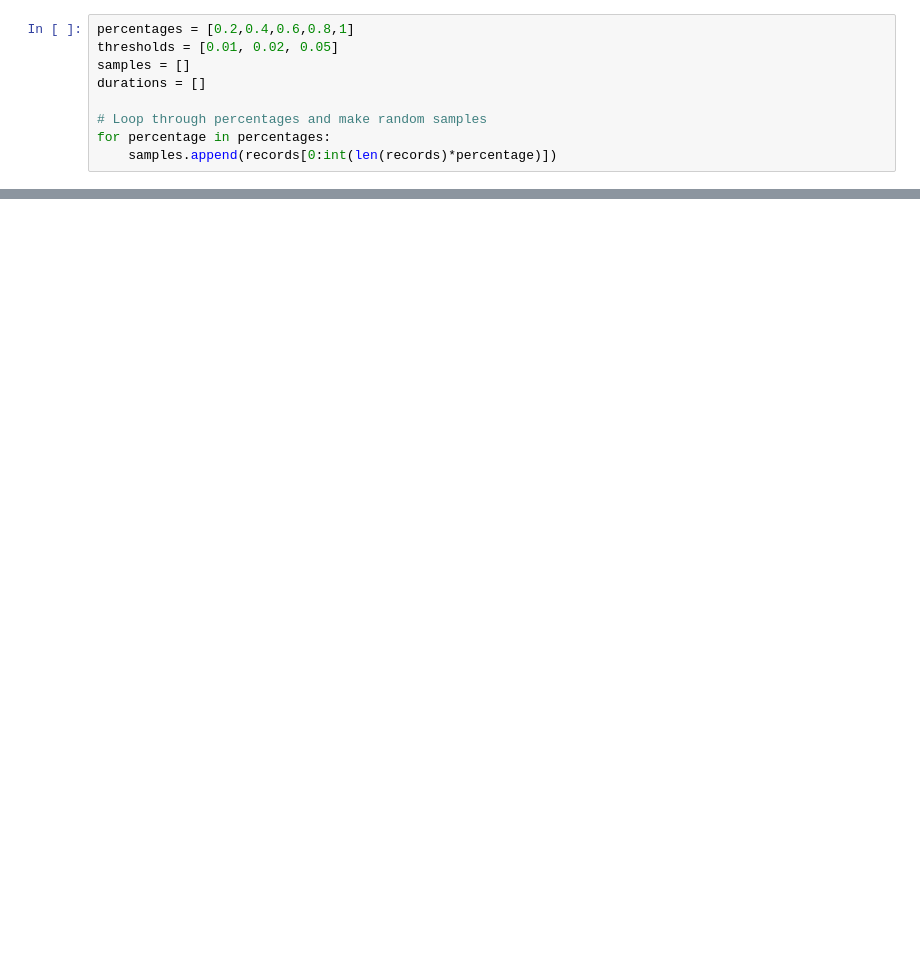
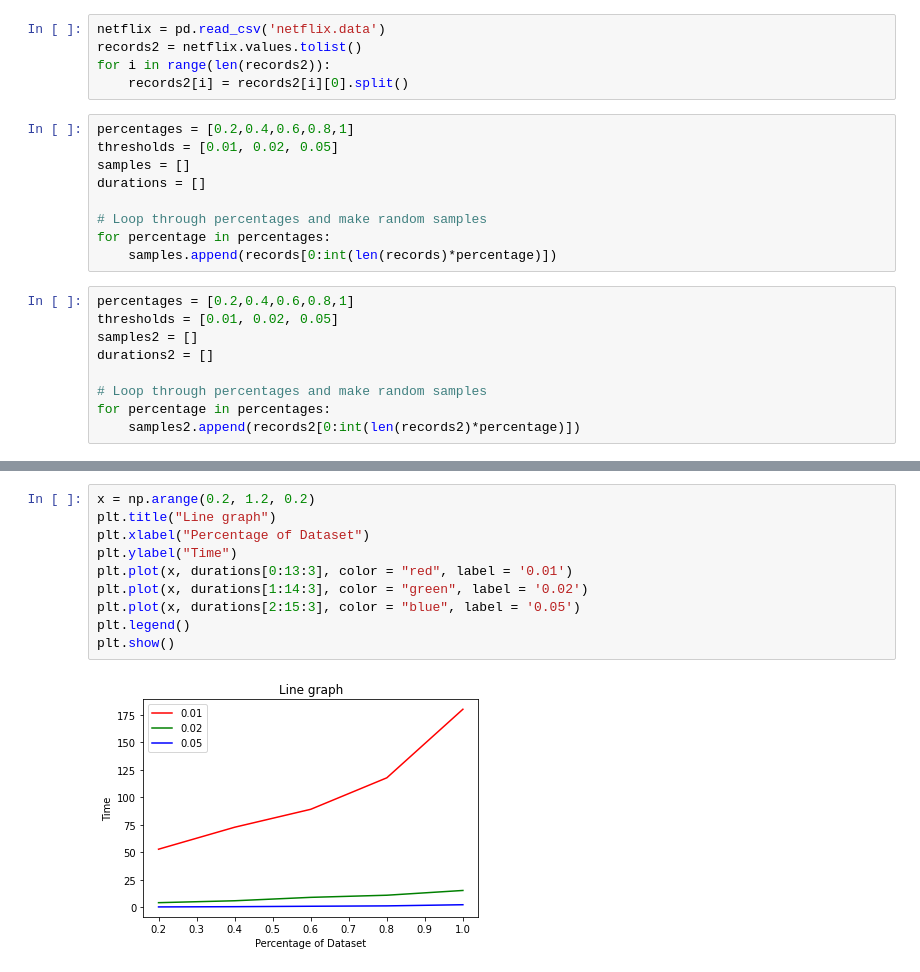
Before and after one commit to slyce233/BigDataAnalytics, a Jupyter notebook: apriori_implementation.ipynb, the cells around one changed output, grey strips where cells are left out. Saved outputs shown, nothing was run; the diff lists cells and outputs as text; blank space fills up the shorter version.

```diff
--- a/apriori_implementation.ipynb
+++ b/apriori_implementation.ipynb
@@ -11,3 +11,8 @@ netflix = pd.read_csv('netflix.data')
+# %%
+netflix = pd.read_csv('netflix.data')
+records2 = netflix.values.tolist()
+for i in range(len(records2)):
+    records2[i] = records2[i][0].split()
 # %%
 percentages = [0.2,0.4,0.6,0.8,1]
 thresholds = [0.01, 0.02, 0.05]
@@ -17,6 +22,15 @@ durations = []
 # Loop through percentages and make random samples
 for percentage in percentages:
     samples.append(records[0:int(len(records)*percentage)])
+# %%
+percentages = [0.2,0.4,0.6,0.8,1]
+thresholds = [0.01, 0.02, 0.05]
+samples2 = []
+durations2 = []
+
+# Loop through percentages and make random samples
+for percentage in percentages:
+    samples2.append(records2[0:int(len(records2)*percentage)])
 # %%
 c = 0
 # For loop to iterate trhough samples list
@@ -89,0 +104,12 @@ Durations:       [47.66357088088989, 4.4115190505981445, 0.22035670280456543, 11
+# %%
+x = np.arange(0.2, 1.2, 0.2)
+plt.title("Line graph")
+plt.xlabel("Percentage of Dataset")
+plt.ylabel("Time")
+plt.plot(x, durations[0:13:3], color = "red", label = '0.01')
+plt.plot(x, durations[1:14:3], color = "green", label = '0.02')
+plt.plot(x, durations[2:15:3], color = "blue", label = '0.05')
+plt.legend()
+plt.show()
+# %% [output]
+[figure, added]
```
Also changed, not shown: parts of 3 cells of this notebook, 5 other files.
